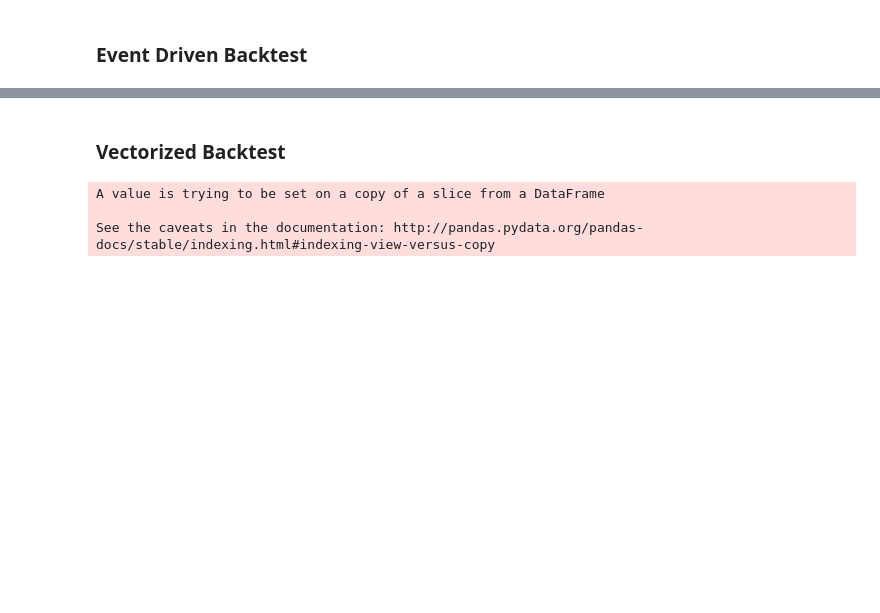
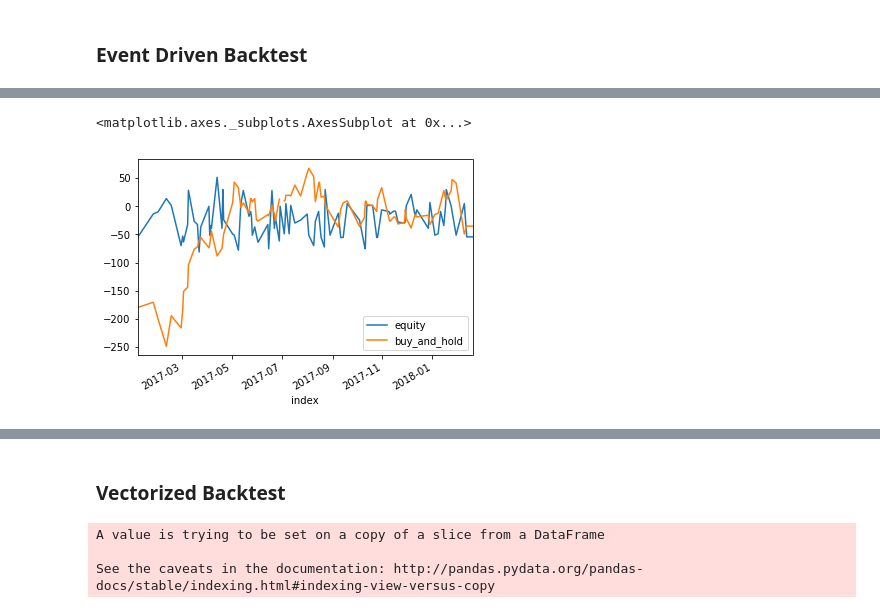
Before and after one commit to javifalces/tradingFramework, a Jupyter notebook: backtestExample/BacktestEvent.ipynb, the cells around one changed output, grey strips where cells are left out. Saved outputs shown, nothing was run; the diff lists cells and outputs as text; code cells hidden in the pictures; blank space fills up the shorter version.

```diff
--- a/backtestExample/BacktestEvent.ipynb
+++ b/backtestExample/BacktestEvent.ipynb
@@ -108,5 +123,5 @@ TestScore: 0.789655
 # %%
-def backtest_eventDriven(data,lookback_bars=5):
+def backtest_eventDriven(data,shares,lookback_bars=5):
     import time
     start_time = time.clock()
     #Iterates each day of data
@@ -122,7 +137,7 @@ def backtest_eventDriven(data,lookback_bars=5):
         prediction = mlObject.predict(inputData)
         last_prediction = prediction[-1]
         output['prediction'][index]= last_prediction
-        output['position'][index]= last_prediction
+        output['position'][index]= last_prediction*shares
         if last_prediction==1 and last_position==0:
 #             print 'BUY at %s'%index
             last_position=1
@@ -174,7 +187,7 @@ def getBacktestResults(data_position):
 # %% [markdown]
 ### Event Driven Backtest
 # %%
-data_position_ed = backtest_eventDriven(data,lookback_bars=LOOKBACK_BARS)
+data_position_ed = backtest_eventDriven(data_test,shares=shares,lookback_bars=LOOKBACK_BARS)
 
 data_position_ed.head(15)
 # %% [output]
@@ -187,4 +218,7 @@ See the caveats in the documentation: http://pandas.pydata.org/pandas-docs/stabl
 # %%
-data_backtest_ed = getBacktestResults(data_position_ed)
+data_backtest_ed = getBacktestResults(data_position_ed,shares=shares)
 
 data_backtest_ed[['equity','buy_and_hold']].plot()
+# %% [output]
+<matplotlib.axes._subplots.AxesSubplot at 0x...>
+[figure, added]
```
Also changed, not shown: parts of 16 cells of this notebook, 1 other file.
